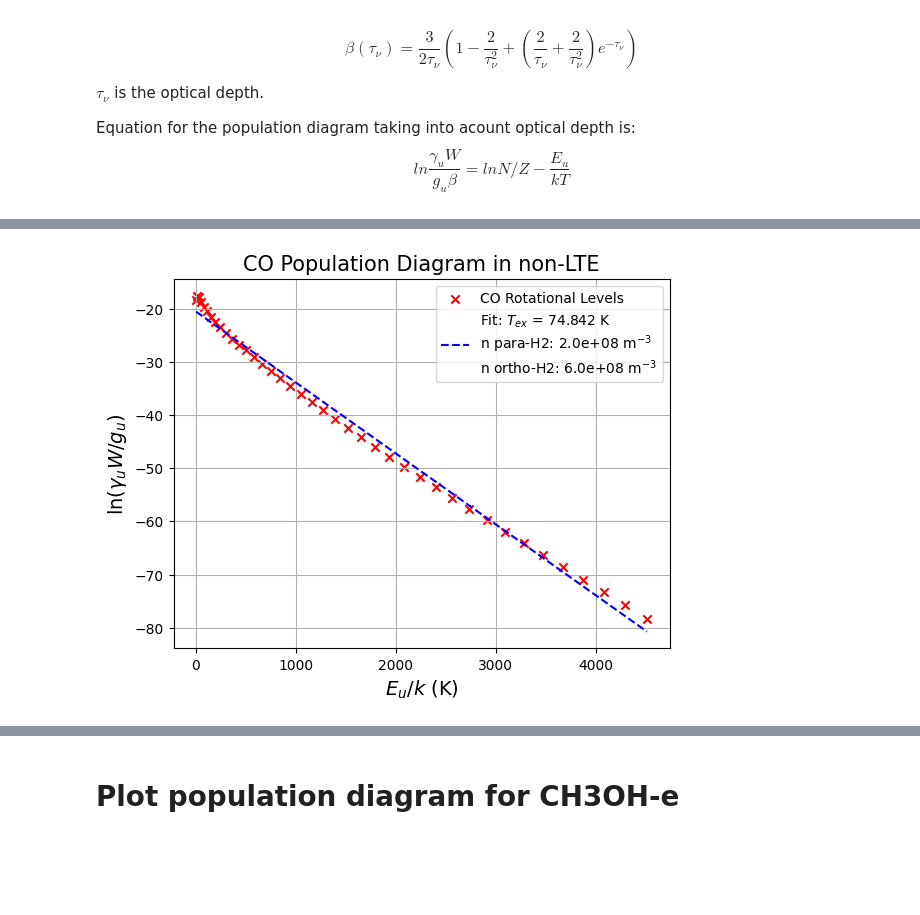
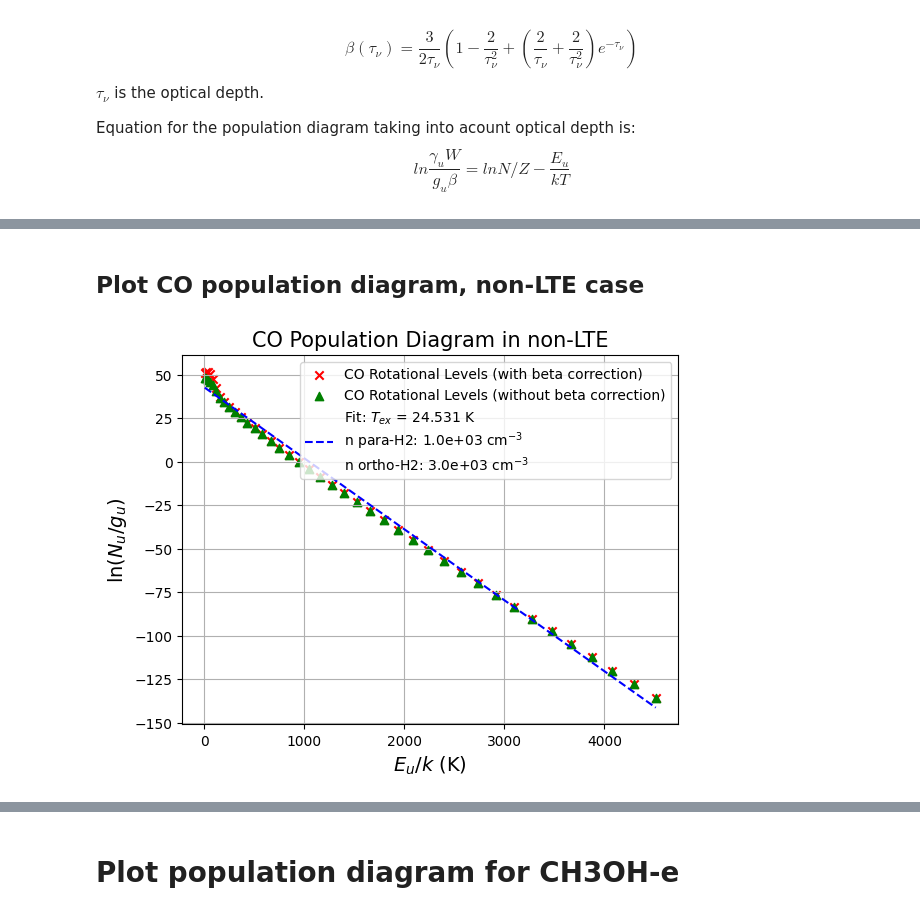
Before and after one commit to aleksej-rodano/phas0052_project, a Jupyter notebook: pythonradex_clean.ipynb, the cells around one changed output, grey strips where cells are left out. Drawn from its saved outputs; the diff is of its cells as text; code cells hidden in the pictures; blank space fills up the shorter version.

```diff
--- a/pythonradex_clean.ipynb
+++ b/pythonradex_clean.ipynb
@@ -236,10 +242,14 @@ def gamma_tau_calculator(cloud_name, colum_density_species, Aul_coeff, Bul_coeff
         optical depths
     tau_manual:
         numpy array of optical depths calculated manually
+    Nu:
+        upper level population density
 
     """
-    # get the optical depth
+    # Calculate the total optical depth (all lines plus dust) at each input frequencies
     tau = cloud_name.tau_nu(nu0)
+
+    ind_tau = cloud.tau_nu0_individual_transitions
 
     # compute upper level population density, given by: fractional population density x total column density
     # cloud.level_pop gives the fractional population density of lowest level (len 41), by removing the first element we get the fractional population density of the upper levels
@@ -249,9 +259,10 @@ def gamma_tau_calculator(cloud_name, colum_density_species, Aul_coeff, Bul_coeff
     tau_manual = ((constants.h * Nu * Bul_coeff) / (width_v)) * (np.exp((constants.h * nu0) / (constants.k * Tkin)) - 1)
 
     # calculate the gamma factor
-    gamma = 8 * np.pi * constants.k * nu0**2 / (constants.h * constants.c**3 * Aul_coeff)
+    gamma = (8 * np.pi * constants.k * nu0**2) / (constants.h * constants.c**3 * Aul_coeff)
 
     # print for testing
     print("Are the the two methods for computing tau the same?", np.allclose(tau, tau_manual))
+    print("Are the the two methods for computing tau the same?", np.allclose(tau, ind_tau))
 
-    return gamma, tau, tau_manual
+    return gamma, tau, tau_manual, Nu
@@ -440,0 +669,8 @@ cloud.print_results()
+# %%
+# get the values from the non-LtE cloud object
+TexCo_nonLTE, tauCo_nonLTE, _, _, _, _, _ = extract_values(cloud, data_co)
+
+# compute the gamma factor for radiative transitions
+gamma_factor_nonLTE, tau_co_nonLTE, tau_co_manual_nonLTE, Nu_co_nonLTE = gamma_tau_calculator(
+    cloud, N, AulCo, BulCo, nu0_arrayCo
+)
@@ -447,33 +707,49 @@ flux_nonLTE = np.array(flux_nonLTE)
+# %% [markdown]
+## Plot CO population diagram, non-LTE case
 # %%
-# get the new non-lte y values: ln(γ_u * W / g_u)
-y_values_nonLTE = np.log(gamma_factor * flux_nonLTE / gCO)
+# calculate escape probability for each transition
+beta_nonLTE = (1 - np.exp(-tau_co_nonLTE)) / tau_co_nonLTE
+
+# create a mask for tau_co_nonLTE values greater than 0.1, returns a boolean array
+mask_tau = tau_co_nonLTE > 0.1
+
+# initialize y_values_nonLTE with the values without beta correction
+y_values_nonLTE = np.log(Nu_co_nonLTE / gCO)
+
+# apply beta correction only for values where tau_co_nonLTE > 0.1
+y_values_nonLTE[mask_tau] = np.log(Nu_co_nonLTE[mask_tau] / (gCO[mask_tau] * beta_nonLTE[mask_tau]))
 
 # plot population diagram
 fig, ax = plt.subplots()
-plt.scatter(EuCo, y_values_nonLTE, marker="x", color="red", label="CO Rotational Levels")
+plt.scatter(EuCo, y_values_nonLTE, marker="x", color="red", label="CO Rotational Levels (with beta correction)")
+plt.scatter(
+    EuCo, np.log(Nu_co_nonLTE / gCO), marker="^", color="green", label="CO Rotational Levels (without beta correction)"
+)
 plt.xlabel(r"$E_u/k$ (K)", fontsize=14)
-plt.ylabel(r"$\ln(\gamma_u W / g_u)$", fontsize=14)
+plt.ylabel(r"$\ln(N_u/ g_u)$", fontsize=14)
 plt.title("CO Population Diagram in non-LTE", fontsize=15)
 
-# # Fit a straight line to estimate T_ex
+# Fit a straight line to estimate T_ex
 fit = np.polyfit(EuCo, y_values_nonLTE, 1)  # Linear fit
 T_ex_nonLTE = -1 / fit[0]  # Rotational temperature from slope
 
 # Plot the best-fit line
 x_fit = np.linspace(min(EuCo), max(EuCo), 100)
 y_fit = fit[0] * x_fit + fit[1]
 plt.plot(
     x_fit,
     y_fit,
     linestyle="--",
     color="blue",
-    label=(f"Fit: $T_{{ex}}$ = {T_ex_nonLTE:.5g} K\nn para-H2: {collider_densities_nonLTE['para-H2']:.1e} m$^{{-3}}$\nn ortho-H2: {collider_densities_nonLTE['ortho-H2']:.1e} m$^{{-3}}$"),
+    label=(
+        f"Fit: $T_{{ex}}$ = {T_ex_nonLTE:.5g} K\nn para-H2: {para_h2_density_nonLTE:.1e} cm$^{{-3}}$\nn ortho-H2: {ortho_h2_density_nonLTE:.1e} cm$^{{-3}}$"
+    ),
 )
 plt.legend()
 ax.grid()
 plt.show()
 # %% [output]
-[figure, old version]
+[figure, new version]
 # %%
 print(f"Excitation temperature: {T_ex_nonLTE:.5g} K")
 print(f"Kinetic temperature of the cloud: {Tkin} K")  # kinetic temperature in K)
```
Also changed, not shown: parts of 40 cells of this notebook, 1 other file.
